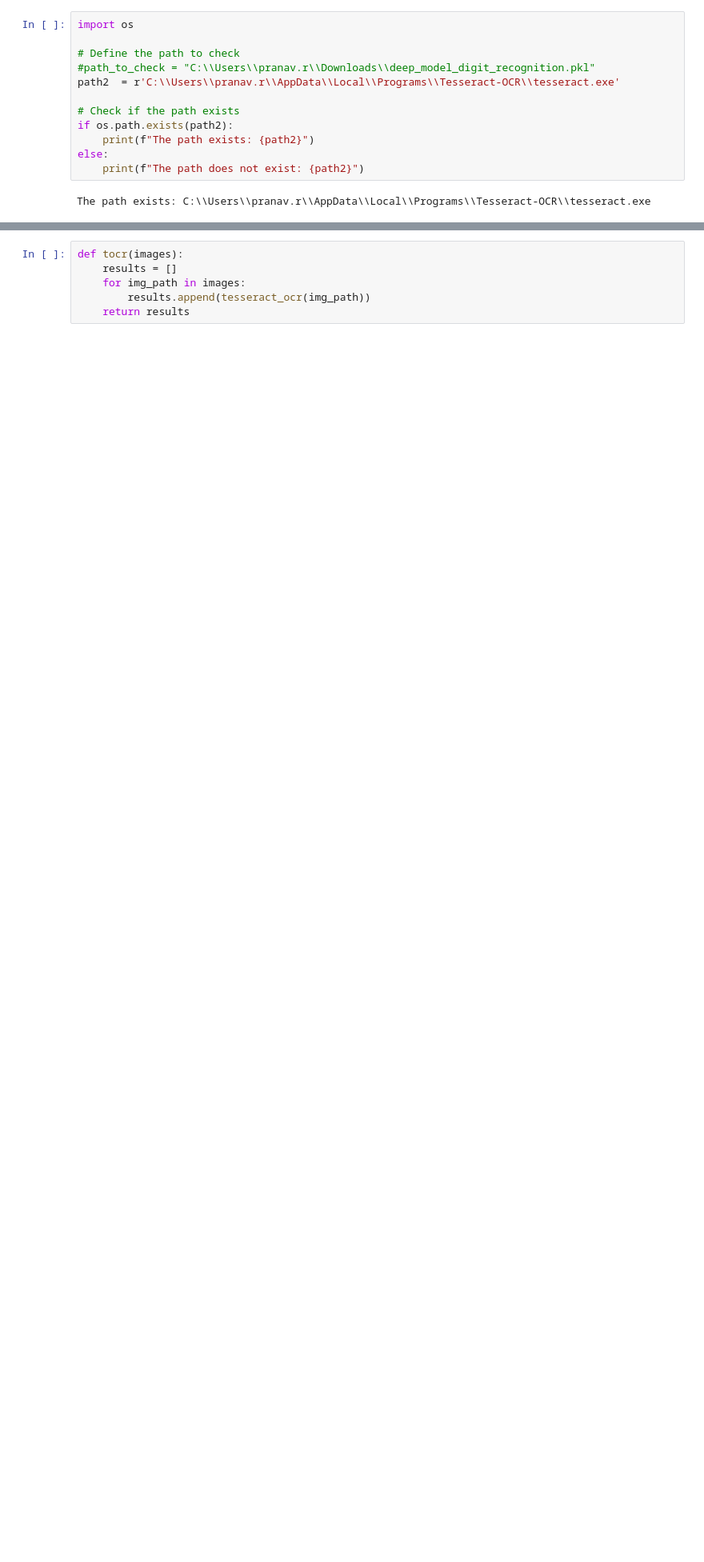
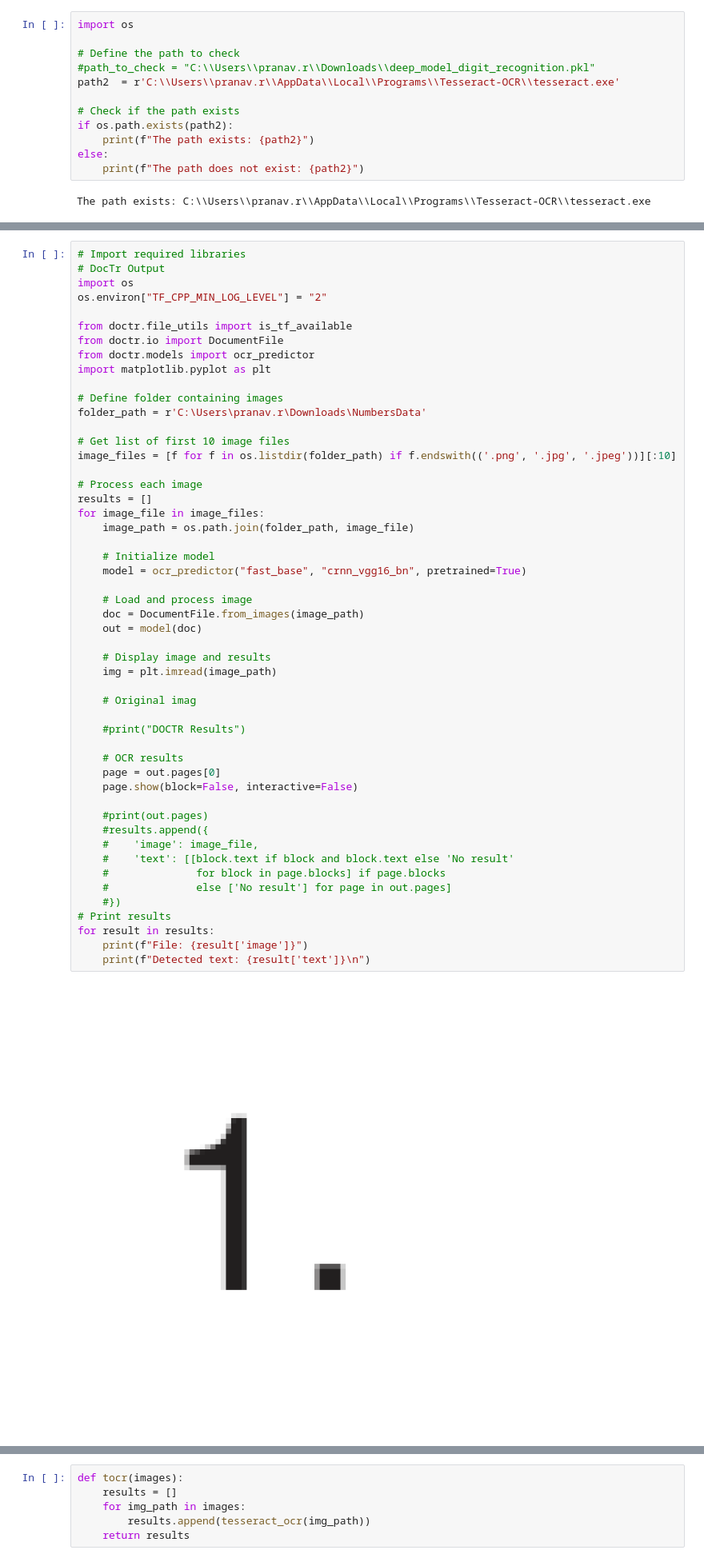
Before and after one commit to pranavr0597/Digits-Recognition, a Jupyter notebook: DigitRecognition_VisionModels.ipynb, the cells around one changed output, grey strips where cells are left out. Shown at 80% size. Saved outputs shown, nothing was run; the diff lists cells and outputs as text; blank space fills up the shorter version.

```diff
--- a/DigitRecognition_VisionModels.ipynb
+++ b/DigitRecognition_VisionModels.ipynb
@@ -83,0 +97,53 @@ for image_file in image_files:
+# %%
+# Import required libraries
+# DocTr Output
+import os
+os.environ["TF_CPP_MIN_LOG_LEVEL"] = "2"
+
+from doctr.file_utils import is_tf_available
+from doctr.io import DocumentFile
+from doctr.models import ocr_predictor
+import matplotlib.pyplot as plt
+
+# Define folder containing images
+folder_path = r'C:\Users\pranav.r\Downloads\NumbersData'
+
+# Get list of first 10 image files
+image_files = [f for f in os.listdir(folder_path) if f.endswith(('.png', '.jpg', '.jpeg'))][:10]
+
+# Process each image
+results = []
+for image_file in image_files:
+    image_path = os.path.join(folder_path, image_file)
+
+    # Initialize model
+    model = ocr_predictor("fast_base", "crnn_vgg16_bn", pretrained=True)
+
+    # Load and process image
+    doc = DocumentFile.from_images(image_path)
+    out = model(doc)
+
+    # Display image and results
+    img = plt.imread(image_path)
+
+    # Original imag
+
+	#print("DOCTR Results")
+
+    # OCR results
+    page = out.pages[0]
+    page.show(block=False, interactive=False)
+
+	#print(out.pages)
+    #results.append({
+    #    'image': image_file,
+    #    'text': [[block.text if block and block.text else 'No result'
+    #              for block in page.blocks] if page.blocks
+    #              else ['No result'] for page in out.pages]
+    #})
+# Print results
+for result in results:
+    print(f"File: {result['image']}")
+    print(f"Detected text: {result['text']}\n")
+# %% [output]
+[figure, added]
```
Also changed, not shown: parts of 6 cells of this notebook.
